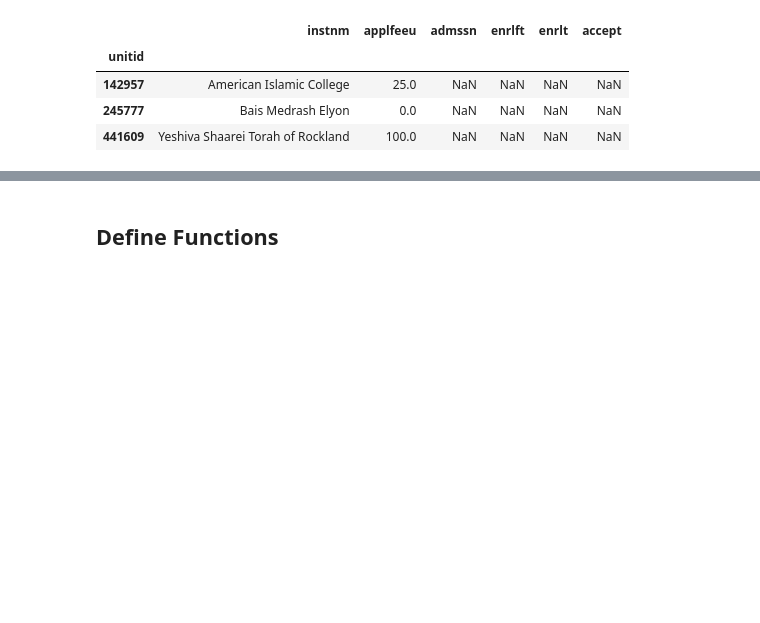
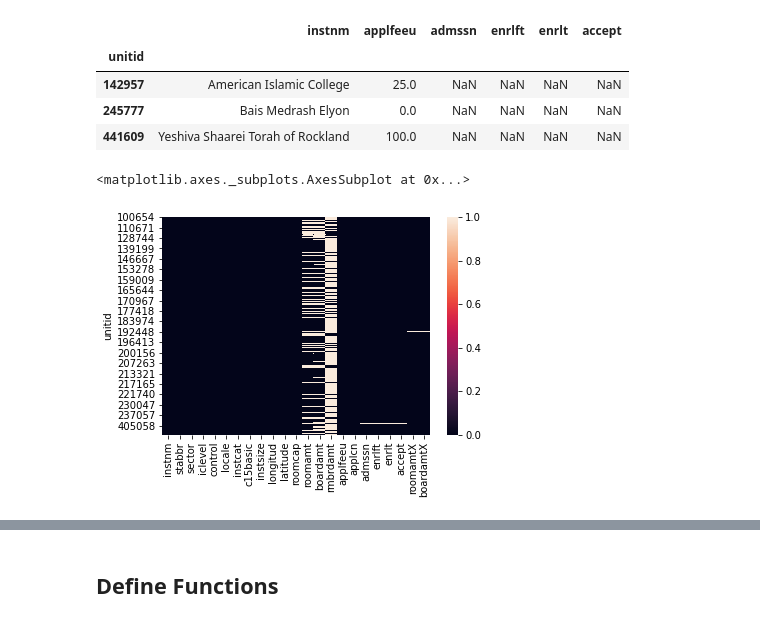
Before and after one commit to adamrossnelson/distances, a Jupyter notebook: ComparisonGroupLiveData.ipynb, the cells around one changed output, grey strips where cells are left out. Saved outputs shown, nothing was run; the diff lists cells and outputs as text; code cells hidden in the pictures; blank space fills up the shorter version.

```diff
--- a/ComparisonGroupLiveData.ipynb
+++ b/ComparisonGroupLiveData.ipynb
@@ -110,0 +129,6 @@ sns.heatmap(df.isna())
+# %%
+# 70 Institutions report a room amount but no board amount.
+# Change room amount to 60% of reported roomamt.
+df['roomamtX'].fillna(df['roomamt'] * .6, inplace=True)
+# Enter board amount as 40% of room amount
+df['boardamtX'].fillna(df['roomamt'] * .4, inplace=True)
@@ -118,4 +151,9 @@ df[df['admssn'].fillna(-9999) == -9999][['instnm','applfeeu','admssn',
 | 142957 | American Islamic College | 25.0 | NaN | NaN | NaN | NaN |
 | 245777 | Bais Medrash Elyon | 0.0 | NaN | NaN | NaN | NaN |
 | 441609 | Yeshiva Shaarei Torah of Rockland | 100.0 | NaN | NaN | NaN | NaN |
+# %%
+sns.heatmap(df.isna())
+# %% [output]
+<matplotlib.axes._subplots.AxesSubplot at 0x...>
+[figure, added]
 # %%
```
Also changed, not shown: parts of 15 cells of this notebook.
